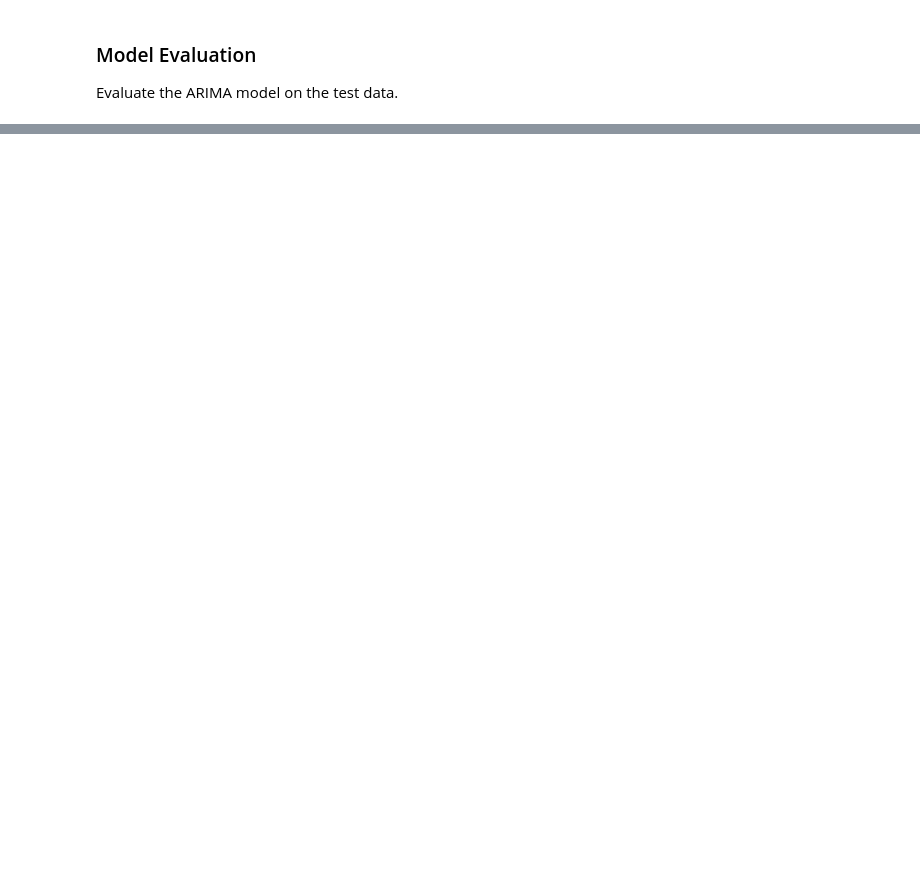
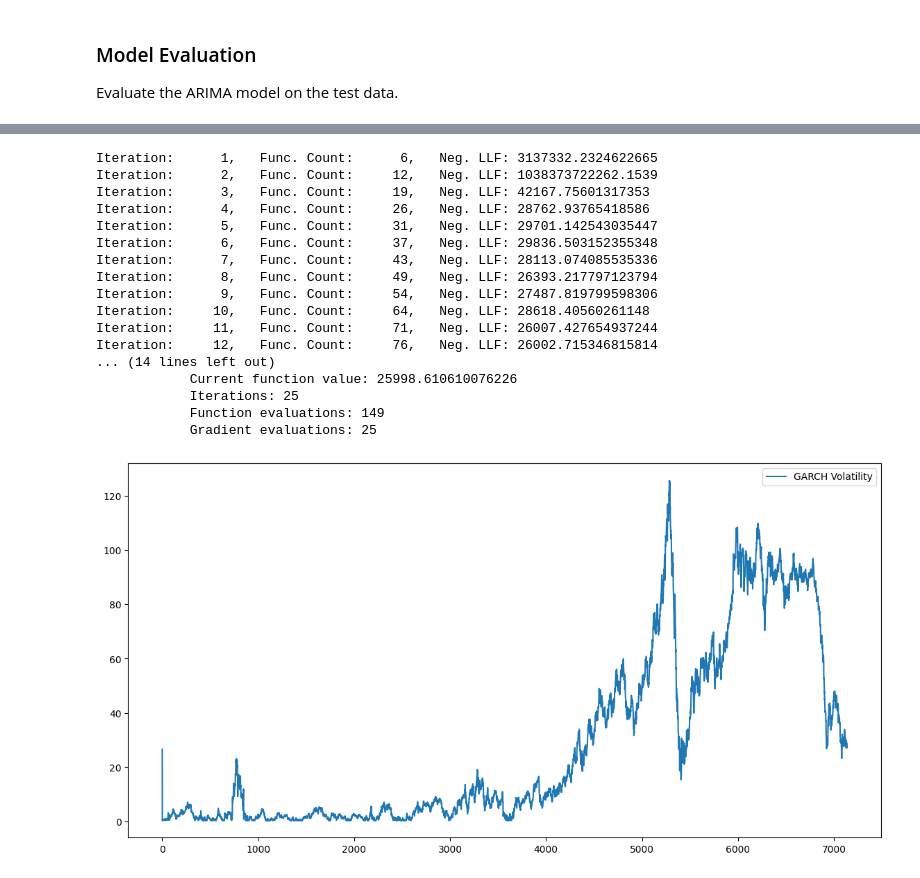
Before and after one commit to jealsab/kaim-week-10, a Jupyter notebook: notebooks/model_building.ipynb, the cells around one changed output, grey strips where cells are left out. Saved outputs shown, nothing was run; the diff lists cells and outputs as text; code cells hidden in the pictures; blank space fills up the shorter version.

Commit message:
Update model building

```diff
--- a/notebooks/model_building.ipynb
+++ b/notebooks/model_building.ipynb
@@ -16,7 +16,7 @@ Model Validation: Validate the model's predictions.
 import pandas as pd
 
 # File path to the processed data
-csv_file_path = 'cleaned_data_with_features.csv'
+csv_file_path = '../data/cleaned_data_with_features.csv'
 
 # Load the data into a DataFrame
 data_clean = pd.read_csv(csv_file_path)
@@ -108 +108,30 @@ Mean Squared Error: 754.4196108447563
 [figure]
+# %%
+from arch import arch_model  # For GARCH model
+# GARCH Model (for volatility)
+garch_model = arch_model(y_train, vol='Garch', p=1, q=1).fit()
+volatility = garch_model.conditional_volatility
+
+plt.figure(figsize=(14, 7))
+plt.plot(volatility, label='GARCH Volatility')
+plt.legend()
+plt.show()
+# %% [output]
+Iteration:      1,   Func. Count:      6,   Neg. LLF: 3137332.2324622665
+Iteration:      2,   Func. Count:     12,   Neg. LLF: 1038373722262.1539
+Iteration:      3,   Func. Count:     19,   Neg. LLF: 42167.75601317353
+Iteration:      4,   Func. Count:     26,   Neg. LLF: 28762.93765418586
+Iteration:      5,   Func. Count:     31,   Neg. LLF: 29701.142543035447
+Iteration:      6,   Func. Count:     37,   Neg. LLF: 29836.503152355348
+Iteration:      7,   Func. Count:     43,   Neg. LLF: 28113.074085535336
+Iteration:      8,   Func. Count:     49,   Neg. LLF: 26393.217797123794
+Iteration:      9,   Func. Count:     54,   Neg. LLF: 27487.819799598306
+Iteration:     10,   Func. Count:     64,   Neg. LLF: 28618.40560261148
+Iteration:     11,   Func. Count:     71,   Neg. LLF: 26007.427654937244
+Iteration:     12,   Func. Count:     76,   Neg. LLF: 26002.715346815814
+... (14 lines left out)
+            Current function value: 25998.610610076226
+            Iterations: 25
+            Function evaluations: 149
+            Gradient evaluations: 25
+[figure, added]
```
Also changed, not shown: parts of 3 cells of this notebook.
